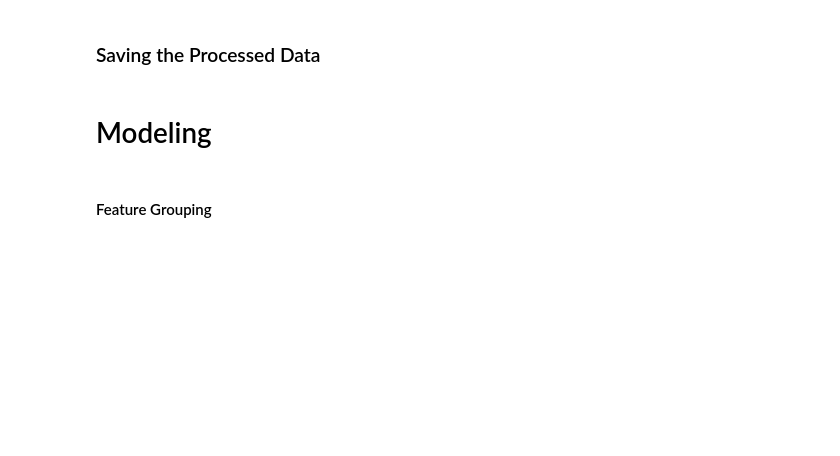
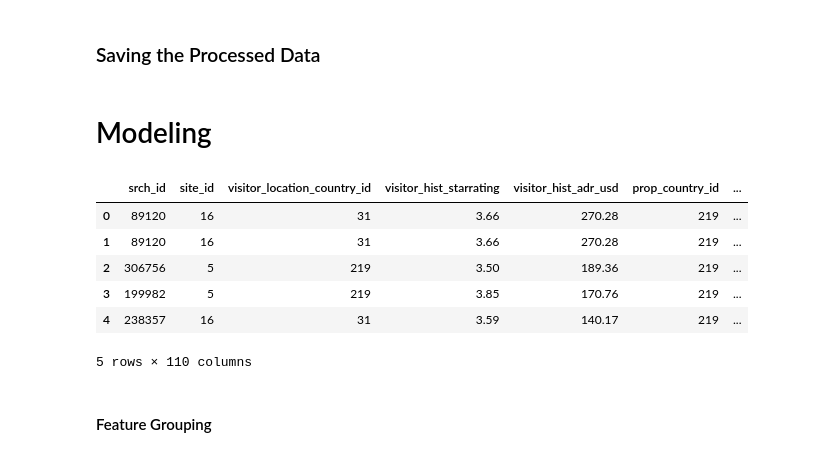
Before and after one commit to ryan-ott/DMT-Group17, a Jupyter notebook: Assignment2/expedia_v2.ipynb, the cells around one changed output. Cells and saved outputs as stored; diff of their text form; code cells hidden in the pictures; blank space fills up the shorter version.

```diff
--- a/Assignment2/expedia_v2.ipynb
+++ b/Assignment2/expedia_v2.ipynb
@@ -179,6 +179,15 @@ downscale_and_save(test_df, 'data/processed_test.csv')
 # %%
 train_df = pd.read_csv('data/processed_train.csv')
 test_df = pd.read_csv('data/processed_test.csv')
+train_df.head()
+# %% [output]
+|  | srch_id | site_id | visitor_location_country_id | visitor_hist_starrating | visitor_hist_adr_usd | prop_country_id | ... |
+| 0 | 89120 | 16 | 31 | 3.66 | 270.28 | 219 | ... |
+| 1 | 89120 | 16 | 31 | 3.66 | 270.28 | 219 | ... |
+| 2 | 306756 | 5 | 219 | 3.50 | 189.36 | 219 | ... |
+| 3 | 199982 | 5 | 219 | 3.85 | 170.76 | 219 | ... |
+| 4 | 238357 | 16 | 31 | 3.59 | 140.17 | 219 | ... |
+5 rows × 110 columns
 # %% [markdown]
 #### Feature Grouping
 # %%
```
Also changed, not shown: parts of 13 cells of this notebook.
